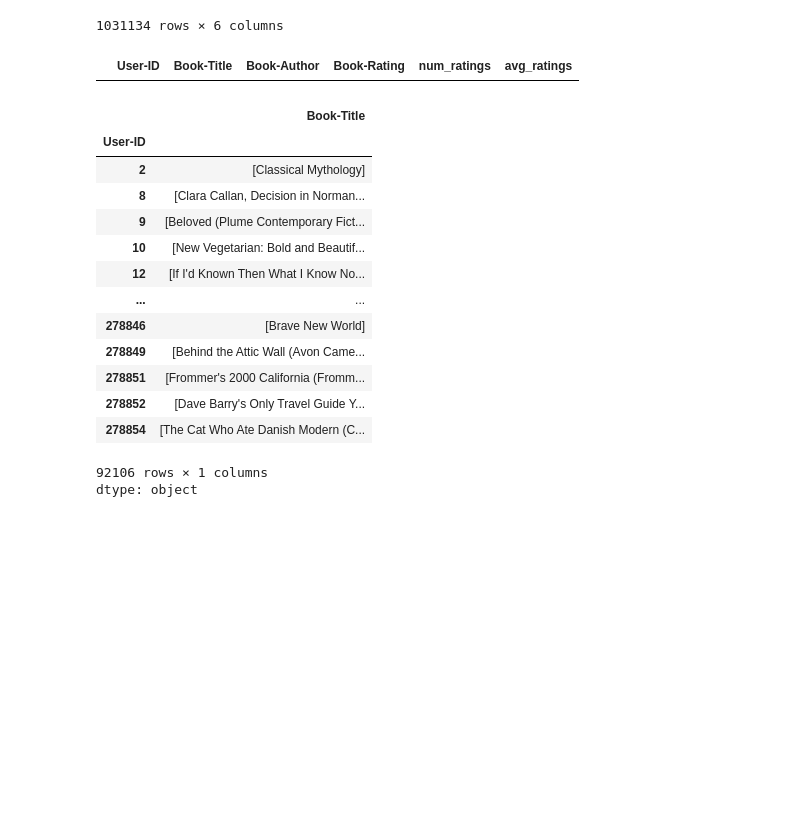
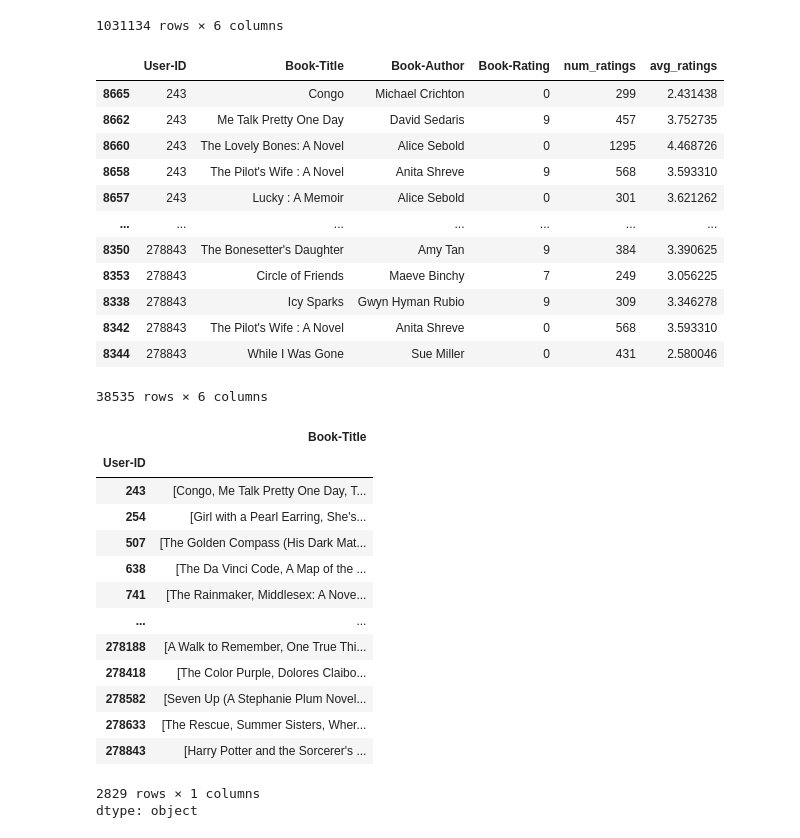
Before and after one commit to vidhan66/Book-Recommendation-System, a Jupyter notebook: Book_Recommendation_System.ipynb, the cells around one changed output. Cells and saved outputs as stored; diff of their text form; code cells hidden in the pictures; blank space fills up the shorter version.

```diff
--- a/Book_Recommendation_System.ipynb
+++ b/Book_Recommendation_System.ipynb
@@ -271,32 +271,43 @@ CBF_data
 # %%
 active_users = CBF_data.groupby('User-ID')['Book-Rating'].count()
 active_users = active_users[active_users>=50]
 CBF_data = CBF_data[CBF_data['User-ID'].isin(active_users.index)]
 good_books = CBF_data.groupby('Book-Title')['Book-Rating'].count()
 good_books = good_books[good_books>=150]
 CBF_data = CBF_data[CBF_data['Book-Title'].isin(good_books.index)]
-CBF_data = CBF_data.sort_values('avg_ratings')
 CBF_data
 # %% [output]
 |  | User-ID | Book-Title | Book-Author | Book-Rating | num_ratings | avg_ratings |
+| 8665 | 243 | Congo | Michael Crichton | 0 | 299 | 2.431438 |
+| 8662 | 243 | Me Talk Pretty One Day | David Sedaris | 9 | 457 | 3.752735 |
+| 8660 | 243 | The Lovely Bones: A Novel | Alice Sebold | 0 | 1295 | 4.468726 |
+| 8658 | 243 | The Pilot's Wife : A Novel | Anita Shreve | 9 | 568 | 3.593310 |
+| 8657 | 243 | Lucky : A Memoir | Alice Sebold | 0 | 301 | 3.621262 |
+| ... | ... | ... | ... | ... | ... | ... |
+| 8350 | 278843 | The Bonesetter's Daughter | Amy Tan | 9 | 384 | 3.390625 |
+| 8353 | 278843 | Circle of Friends | Maeve Binchy | 7 | 249 | 3.056225 |
+| 8338 | 278843 | Icy Sparks | Gwyn Hyman Rubio | 9 | 309 | 3.346278 |
+| 8342 | 278843 | The Pilot's Wife : A Novel | Anita Shreve | 0 | 568 | 3.593310 |
+| 8344 | 278843 | While I Was Gone | Sue Miller | 0 | 431 | 2.580046 |
+38535 rows × 6 columns
 # %%
 user_preferences = CBF_data.groupby('User-ID')['Book-Title'].apply(list)
 user_preferences
 # %% [output]
 |  | Book-Title |
 | User-ID |  |
-| 2 | [Classical Mythology] |
-| 8 | [Clara Callan, Decision in Norman... |
-| 9 | [Beloved (Plume Contemporary Fict... |
-| 10 | [New Vegetarian: Bold and Beautif... |
-| 12 | [If I'd Known Then What I Know No... |
+| 243 | [Congo, Me Talk Pretty One Day, T... |
+| 254 | [Girl with a Pearl Earring, She's... |
+| 507 | [The Golden Compass (His Dark Mat... |
+| 638 | [The Da Vinci Code, A Map of the ... |
+| 741 | [The Rainmaker, Middlesex: A Nove... |
 | ... | ... |
-| 278846 | [Brave New World] |
-| 278849 | [Behind the Attic Wall (Avon Came... |
-| 278851 | [Frommer's 2000 California (Fromm... |
-| 278852 | [Dave Barry's Only Travel Guide Y... |
-| 278854 | [The Cat Who Ate Danish Modern (C... |
+| 278188 | [A Walk to Remember, One True Thi... |
+| 278418 | [The Color Purple, Dolores Claibo... |
+| 278582 | [Seven Up (A Stephanie Plum Novel... |
+| 278633 | [The Rescue, Summer Sisters, Wher... |
+| 278843 | [Harry Potter and the Sorcerer's ... |
-92106 rows × 1 columns
+2829 rows × 1 columns
 dtype: object
 # %%
 from sklearn.feature_extraction.text import TfidfVectorizer
```
Also changed, not shown: parts of 4 cells of this notebook.
